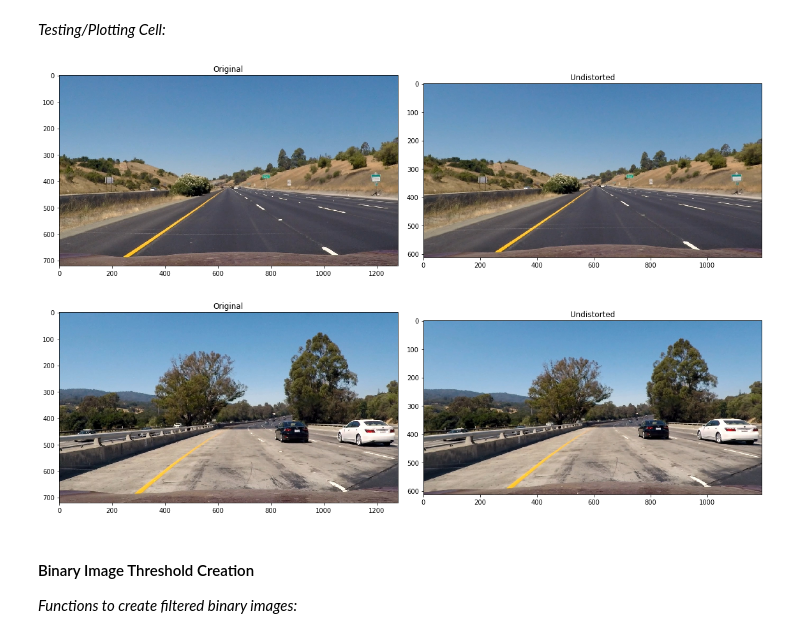
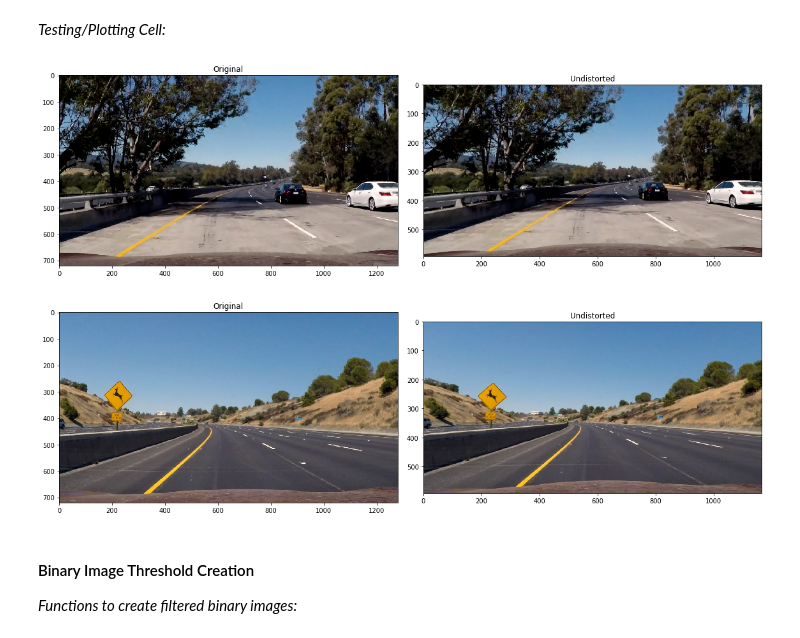
Before and after one commit to Merberg/CarND-Advanced-Lane-Lines, a Jupyter notebook: AdvancedLaneFinding.ipynb, the cells around one changed output. Cells and saved outputs as stored; diff of their text form; code cells hidden in the pictures.

```diff
--- a/AdvancedLaneFinding.ipynb
+++ b/AdvancedLaneFinding.ipynb
@@ -37,3 +39,30 @@ testImages = retrieveTestingImages('test_images/test*.jpg')
+# %%
+def plotOne(img1, title1, cmap1=None):
+    plt.imshow(img1, cmap=cmap1)
+    plt.title(title1)
+    plt.show()
+    return
+
+def plotMany(nrows, ncols, images, titles, cmaps):
+    f, axes = plt.subplots(nrows, ncols, figsize=(16, 6))
+    if nrows == 1 or ncols == 1:
+        for idx, img in enumerate(images):
+            axes[idx].imshow(img, cmap=cmaps[idx])
+            axes[idx].set_title(titles[idx])
+    else:
+        c = 0
+        for idx, img in enumerate(images):
+            r = idx//ncols
+            axes[r,c].imshow(img, cmap=cmaps[idx])
+            axes[r,c].set_title(titles[idx])
+            c = (idx + 1) % ncols
+    plt.tight_layout()
+    plt.show()
+    return
+
+def plotTwo(img1, img2, title1, title2, cmap1=None, cmap2=None):
+    plotMany(1, 2, [img1,img2], [title1,title2], [cmap1,cmap2])
+    return
 # %% [markdown]
 ### Camera Calibration ###
 Prior to executing the lane finding pipeline, the camera must be calibrated using 9x6 chessboard images.  This is only completed once.
@@ -96,7 +125,7 @@ Calibration points found in 69 of 20 images
 #### Distortion Correction ####
 _Functions for undistortion:_
 # %%
-def undistort_image(img):
+def undistortImage(img):
     # Undistort the image by refining the camera matrix,
     # running the function, then cropping to the region of interest
     h,w = img.shape[:2]
@@ -126,12 +139,16 @@ def plot_two(img1, img2,
-# %%
-undistortedLines = undistort_image(testLines[0])
-plot_two(testLines[0], undistortedLines, 'Original', 'Undistorted')
-
-undistorted = undistort_image(testImages[0])
-plot_two(testImages[0], undistorted, 'Original', 'Undistorted')
-# %% [output]
-[figure, removed]
-[figure, removed]
+# %%
+testUndistorteds = []
+for img in testImages:
+    testUndistorteds.append(undistortImage(img))
+
+samples = random.sample(testImages, 2)
+plotTwo(samples[0], undistortImage(samples[0]),
+        'Original', 'Undistorted')
+plotTwo(samples[1], undistortImage(samples[1]),
+        'Original', 'Undistorted')
+# %% [output]
+[figure, added]
+[figure, added]
 # %% [markdown]
 #### Binary Image Threshold Creation ####
 _Functions to create filtered binary images:_
```
Also changed, not shown: parts of 9 cells of this notebook, 1 other file.
